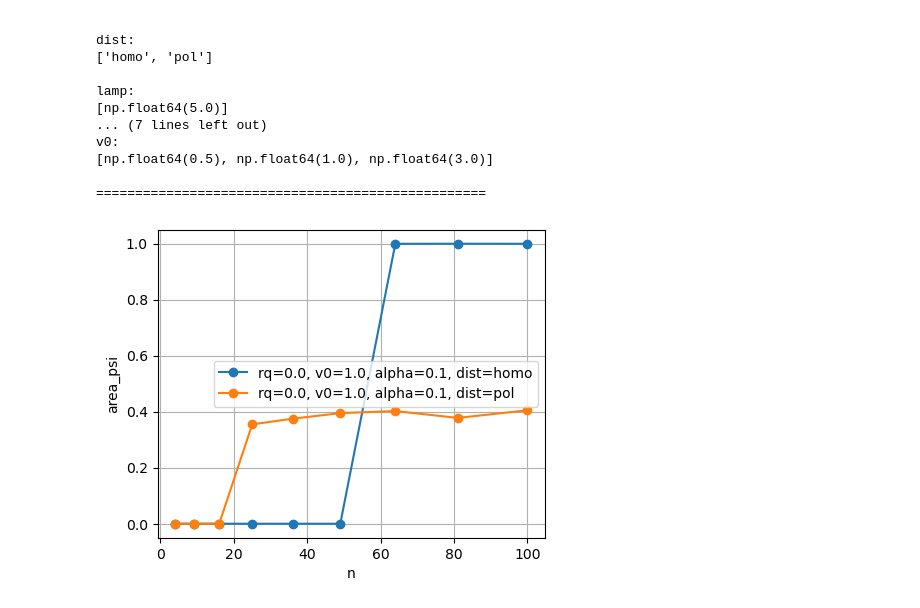
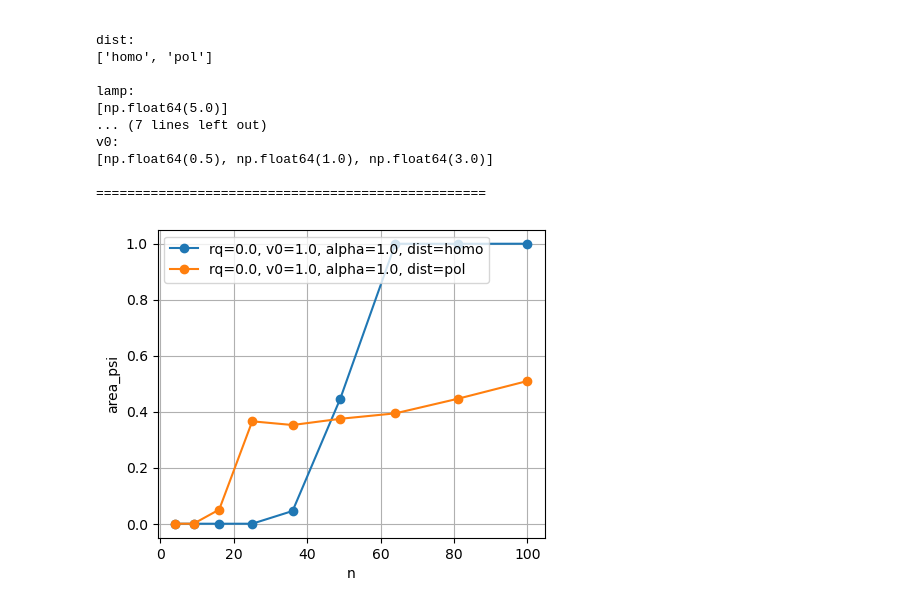
Before and after one commit to pvblop/Memory-Phase-Field-Models, a Jupyter notebook: equation_solver_bd_dist/analysis_sweep.ipynb, the cells around one changed output. Saved outputs shown, nothing was run; the diff lists cells and outputs as text; code cells hidden in the pictures.

```diff
--- a/equation_solver_bd_dist/analysis_sweep.ipynb
+++ b/equation_solver_bd_dist/analysis_sweep.ipynb
@@ -556,30 +556,30 @@ v0:
 # %%
 fig, ax = plt.subplots(figsize=(5, 4))
 
 fixed = {
         "rq": 0.0,
         "v0": 1.0,
-        "alpha": 0.1,
+        "alpha": 1.0,
         "dist": "homo"}
 
 plot_vs_fixed(
     df,
     xparam="n",
     y="area_psi",
     fixed=fixed,
     ax=ax
 )
 
 fixed["dist"] = "pol"
 
 plot_vs_fixed(
     df,
     xparam="n",
     y="area_psi",
     fixed=fixed,
     ax=ax
 )
 plt.grid()
 plt.show()
 # %% [output]
-[figure, old version]
+[figure, new version]
```
Also changed, not shown: 2 other files.
